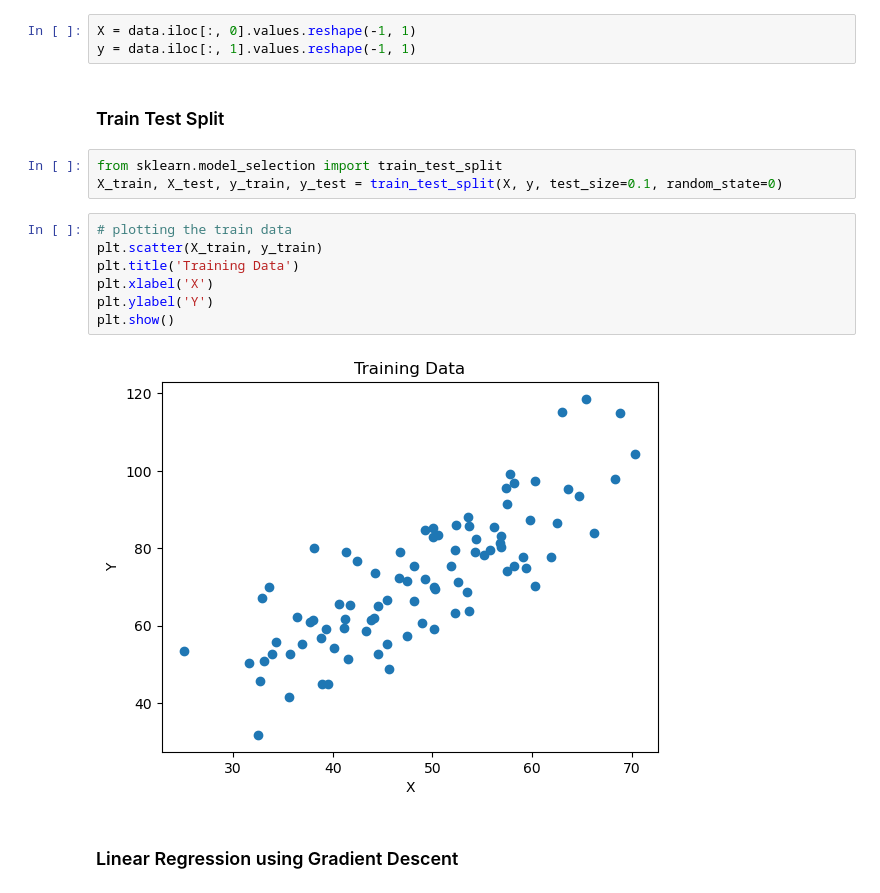
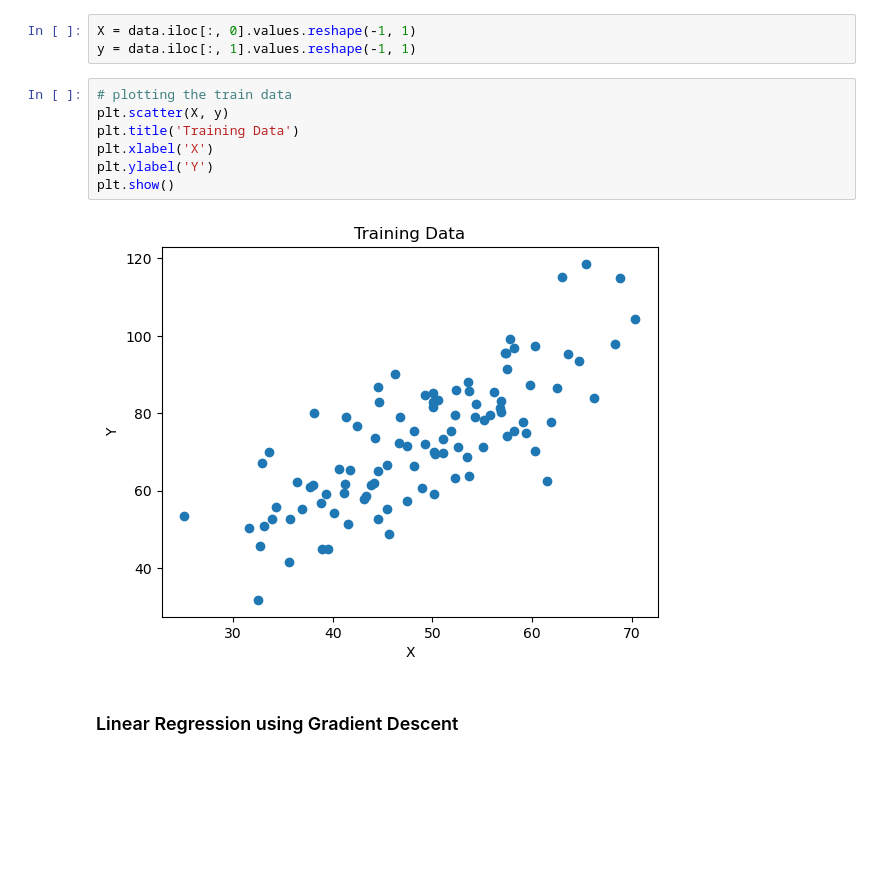
Before and after one commit to dslrsiddesh/Deep-Learning, a Jupyter notebook: lab-03/CS21B2019_Q1.ipynb, the cells around one changed output. Cells and saved outputs as stored; diff of their text form; blank space fills up the shorter version.

Commit message:
Remove Split

```diff
--- a/lab-03/CS21B2019_Q1.ipynb
+++ b/lab-03/CS21B2019_Q1.ipynb
@@ -21,20 +21,15 @@ data.head()
 # %%
 X = data.iloc[:, 0].values.reshape(-1, 1)
 y = data.iloc[:, 1].values.reshape(-1, 1)
-# %% [markdown]
-### Train Test Split
-# %%
-from sklearn.model_selection import train_test_split
-X_train, X_test, y_train, y_test = train_test_split(X, y, test_size=0.1, random_state=0)
 # %%
 # plotting the train data
-plt.scatter(X_train, y_train)
+plt.scatter(X, y)
 plt.title('Training Data')
 plt.xlabel('X')
 plt.ylabel('Y')
 plt.show()
 # %% [output]
-[figure, old version]
+[figure, new version]
 # %% [markdown]
 ### Linear Regression using Gradient Descent
 # %%
```
Also changed, not shown: parts of 6 cells of this notebook.
